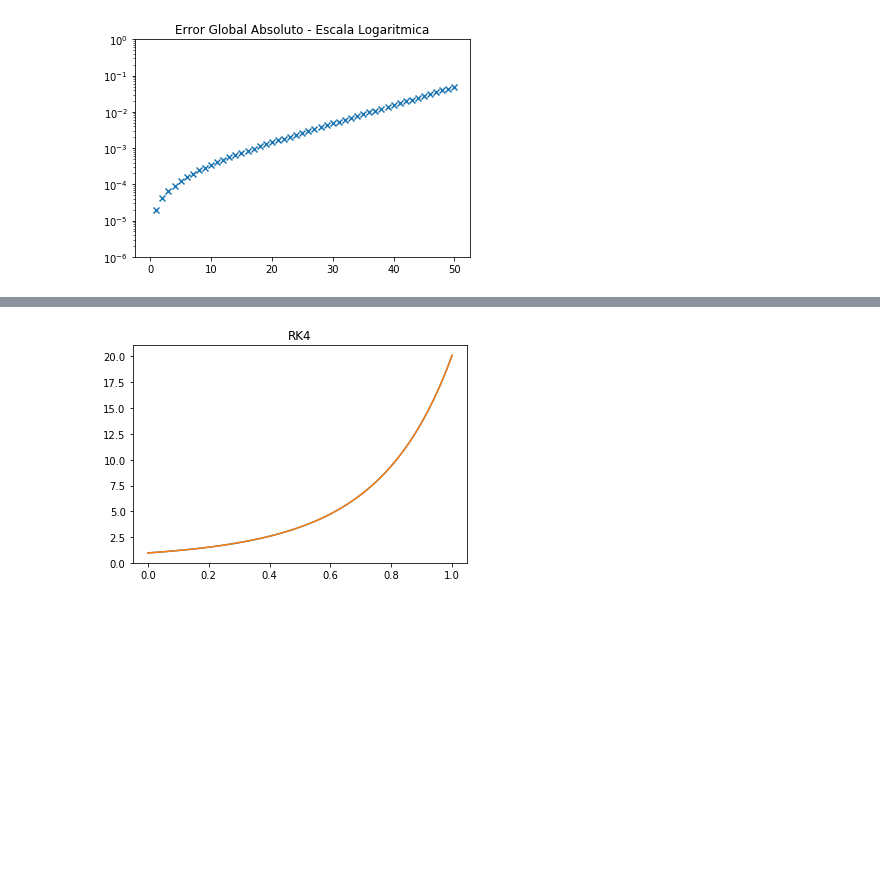
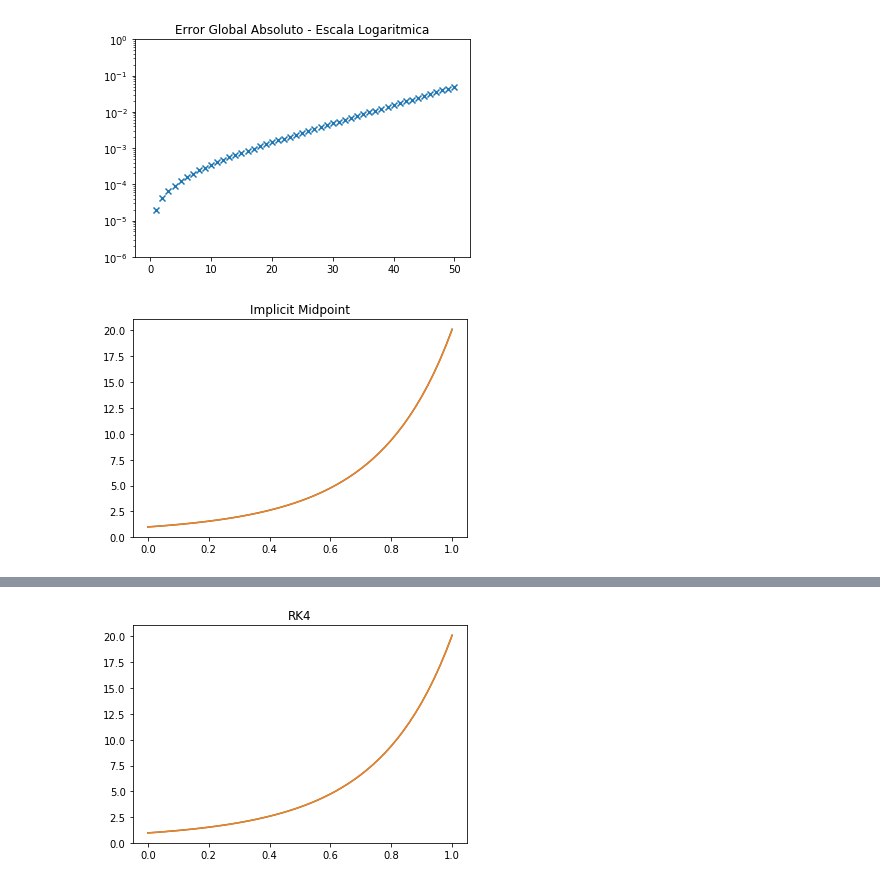
Before and after one commit to ekiMGlz/ODEMethods, a Jupyter notebook: Pruebas Metodos.ipynb, the cells around one changed output, grey strips where cells are left out. Saved outputs shown, nothing was run; the diff lists cells and outputs as text; code cells hidden in the pictures; blank space fills up the shorter version.

```diff
--- a/Pruebas Metodos.ipynb
+++ b/Pruebas Metodos.ipynb
@@ -91,3 +91,11 @@ plt.ylim(1e-6,1)
 plt.show()
 # %% [output]
 [figure]
+# %%
+T,W = odesolver.solve(f, 1, (0,1), 50, method = 'Implicit Midpoint')
+
+plt.plot(T,W[0],T,soln(T))
+plt.title("Implicit Midpoint")
+plt.show()
+# %% [output]
+[figure, added]
```
Also changed, not shown: parts of 1 cell of this notebook, 12 other files.
